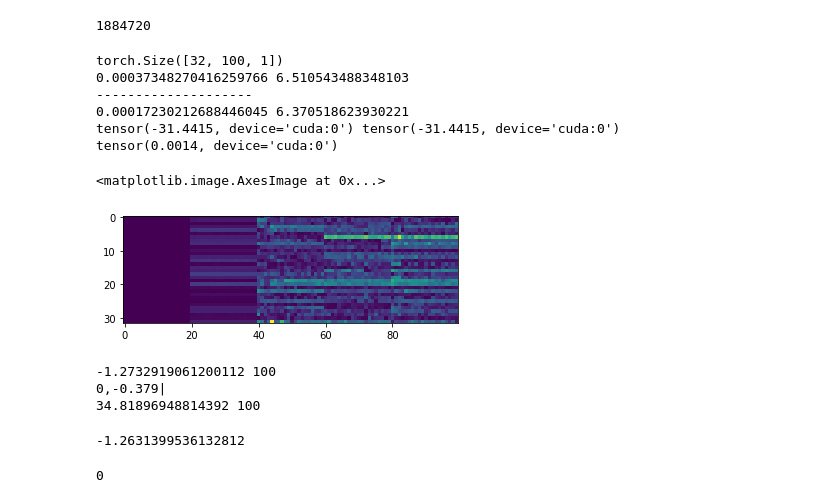
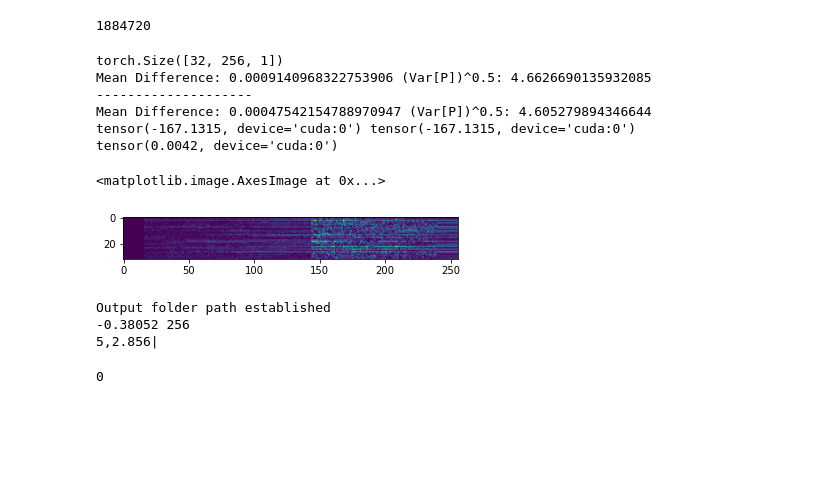
Before and after one commit to ksprague1/NN-QSR, a Jupyter notebook: Model Testing.ipynb, the cells around one changed output. Cells and saved outputs as stored; diff of their text form; code cells hidden in the pictures; blank space fills up the shorter version.

```diff
--- a/Model Testing.ipynb
+++ b/Model Testing.ipynb
@@ -89,34 +88,42 @@ print(sum([p.numel() for p in pb.parameters()]))
 # %%
 B=32
 
-sample,p0 = pb.sample(B,100)
+sample,p0 = pb.sample(B,op.L)
 print(sample.shape)
 ps = pb.logprobability(sample)
 
 pvar,pmean = torch.var_mean(p0)
 
 var,mean = torch.var_mean(abs(p0-ps))
 
-print(mean.item(),pvar.item()**0.5)
+print("Mean Difference:",mean.item(),"(Var[P])^0.5:",pvar.item()**0.5)
 
 print("--------------------")
 
-probs = super(PTFRNN,pb).off_diag_labels(sample,nloops=op.NLOOPS)
+
+
+def get_indices(patch,L):
+    sflip = torch.arange(L,device=device).to(torch.int64).reshape([1,L])
+    sflip = patch(sflip).reshape(L)
+
+    return sflip
+
+probs = super(PTFRNN,pb).off_diag_labels(sample,nloops=op.NLOOPS)[:,get_indices(pb.patch,op.L)]
 p2 = pb.off_diag_labels(sample,nloops=op.NLOOPS)
 
-print(abs(probs-p2).mean().item(),torch.var_mean(probs)[0].item()**0.5)
+print("Mean Difference:",abs(probs-p2).mean().item(),"(Var[P])^0.5:",torch.var_mean(probs)[0].item()**0.5)
 print(probs.mean(),p2.mean())
 print(abs(probs-p2).max())
 plt.imshow(abs(probs-p2).cpu())
 # %% [output]
-torch.Size([32, 100, 1])
-0.00037348270416259766 6.510543488348103
+torch.Size([32, 256, 1])
+Mean Difference: 0.0009140968322753906 (Var[P])^0.5: 4.6626690135932085
 --------------------
-0.00017230212688446045 6.370518623930221
-tensor(-31.4415, device='cuda:0') tensor(-31.4415, device='cuda:0')
-tensor(0.0014, device='cuda:0')
+Mean Difference: 0.00047542154788970947 (Var[P])^0.5: 4.605279894346644
+tensor(-167.1315, device='cuda:0') tensor(-167.1315, device='cuda:0')
+tensor(0.0042, device='cuda:0')
 <matplotlib.image.AxesImage at 0x...>
-[figure, old version]
+[figure, new version]
 # %%
 op.steps=100
 
@@ -128,12 +135,11 @@ betas=(beta1,beta2)
 )
 
 debug = reg_train(op,(pb,optimizer))
-debug[-1,5]/100
+debug[-1,5]/op.L
 # %% [output]
--1.2732919061200112 100
-0,-0.379|
-34.81896948814392 100
+Output folder path established
+-0.38052 256
+5,2.856|
--1.2631399536132812
 # %%
 import os
 os.system("python RNN_QSR.py hamiltonian=TFIM L=40 NLOOPS=10 h=-1 J=1 patch=1")
```
Also changed, not shown: parts of 4 cells of this notebook, 3 other files.
